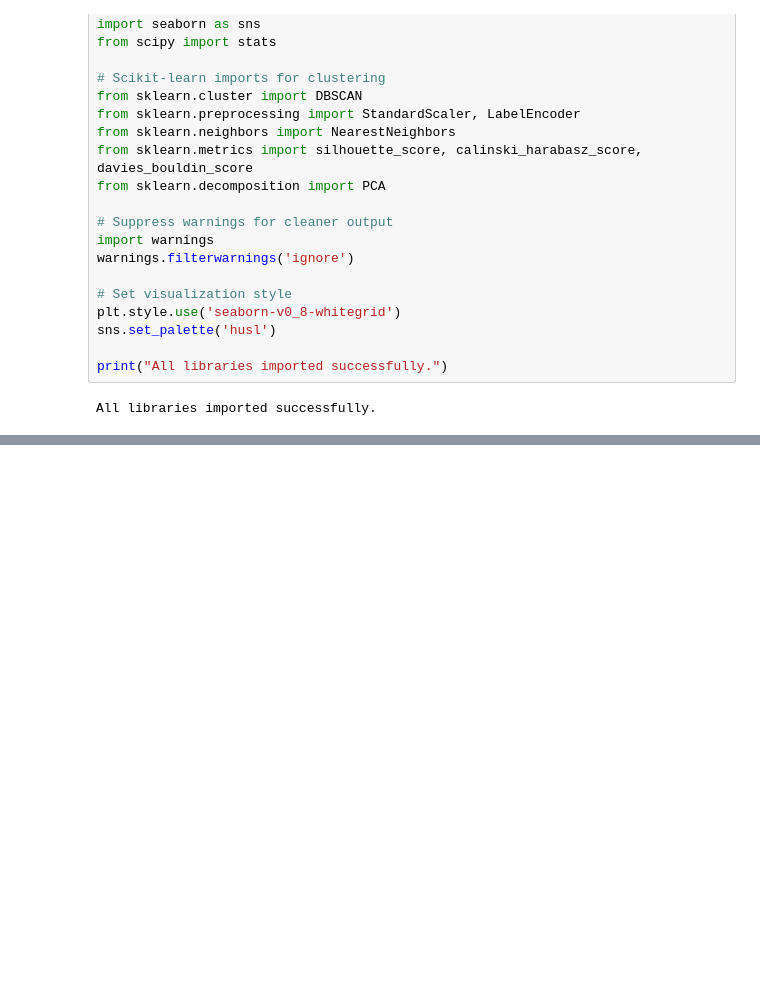
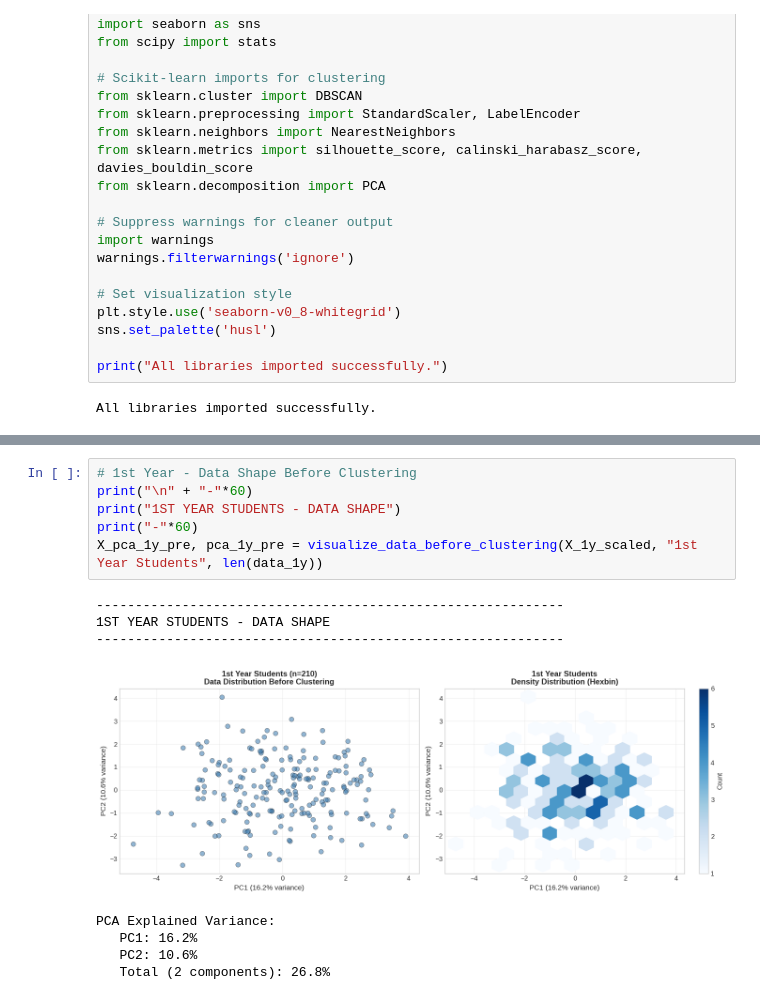
Before and after one commit to ayaaa321/ENSIA-students-performance, a Jupyter notebook: clustering/dbscan.ipynb, the cells around one changed output, grey strips where cells are left out. Saved outputs shown, nothing was run; the diff lists cells and outputs as text; blank space fills up the shorter version.

```diff
--- a/clustering/dbscan.ipynb
+++ b/clustering/dbscan.ipynb
@@ -1003,0 +459,15 @@ EVIDENCE:
+# %%
+# 1st Year - Data Shape Before Clustering
+print("\n" + "-"*60)
+print("1ST YEAR STUDENTS - DATA SHAPE")
+print("-"*60)
+X_pca_1y_pre, pca_1y_pre = visualize_data_before_clustering(X_1y_scaled, "1st Year Students", len(data_1y))
+# %% [output]
+------------------------------------------------------------
+1ST YEAR STUDENTS - DATA SHAPE
+------------------------------------------------------------
+[figure, added]
+PCA Explained Variance:
+   PC1: 16.2%
+   PC2: 10.6%
+   Total (2 components): 26.8%
```
Also changed, not shown: parts of 64 cells of this notebook, 3 other files.
